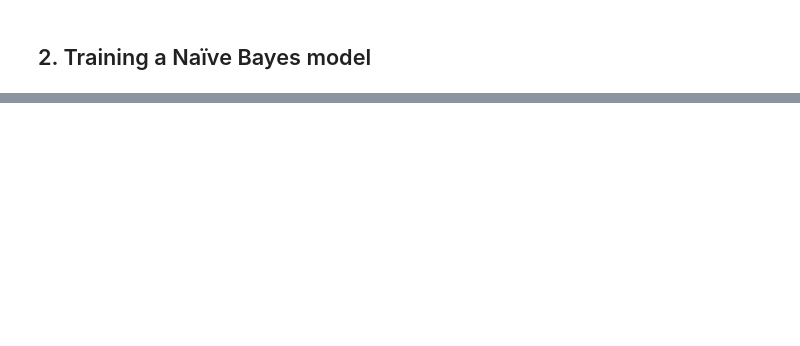
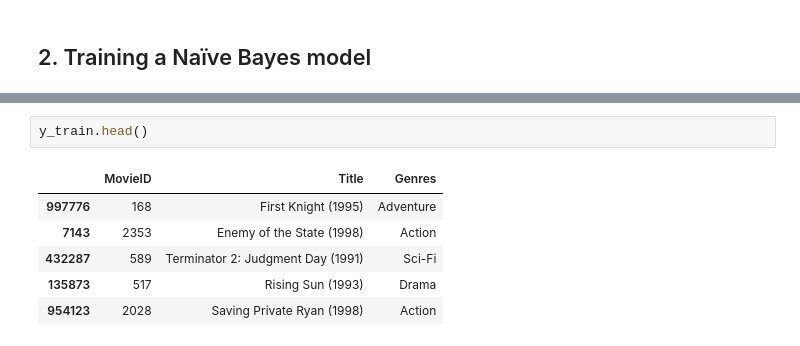
Before and after one commit to grace-sampao/Learning-Log-Python-Machine-Learning-by-Example-by-Yuxi-Hayden-Liu, a Jupyter notebook: exercises/02-building-a-movie-recommendation-engine-with-naïve-bayes/exercise-01.ipynb, the cells around one changed output, grey strips where cells are left out. Saved outputs shown, nothing was run; the diff lists cells and outputs as text; blank space fills up the shorter version.

```diff
--- a/exercises/02-building-a-movie-recommendation-engine-with-naïve-bayes/exercise-01.ipynb
+++ b/exercises/02-building-a-movie-recommendation-engine-with-naïve-bayes/exercise-01.ipynb
@@ -642,0 +680,9 @@ user_movie_ratings.head()
+# %%
+y_train.head()
+# %% [output]
+|  | MovieID | Title | Genres |
+| 997776 | 168 | First Knight (1995) | Adventure |
+| 7143 | 2353 | Enemy of the State (1998) | Action |
+| 432287 | 589 | Terminator 2: Judgment Day (1991) | Sci-Fi |
+| 135873 | 517 | Rising Sun (1993) | Drama |
+| 954123 | 2028 | Saving Private Ryan (1998) | Action |
```
Also changed, not shown: parts of 6 cells of this notebook.
